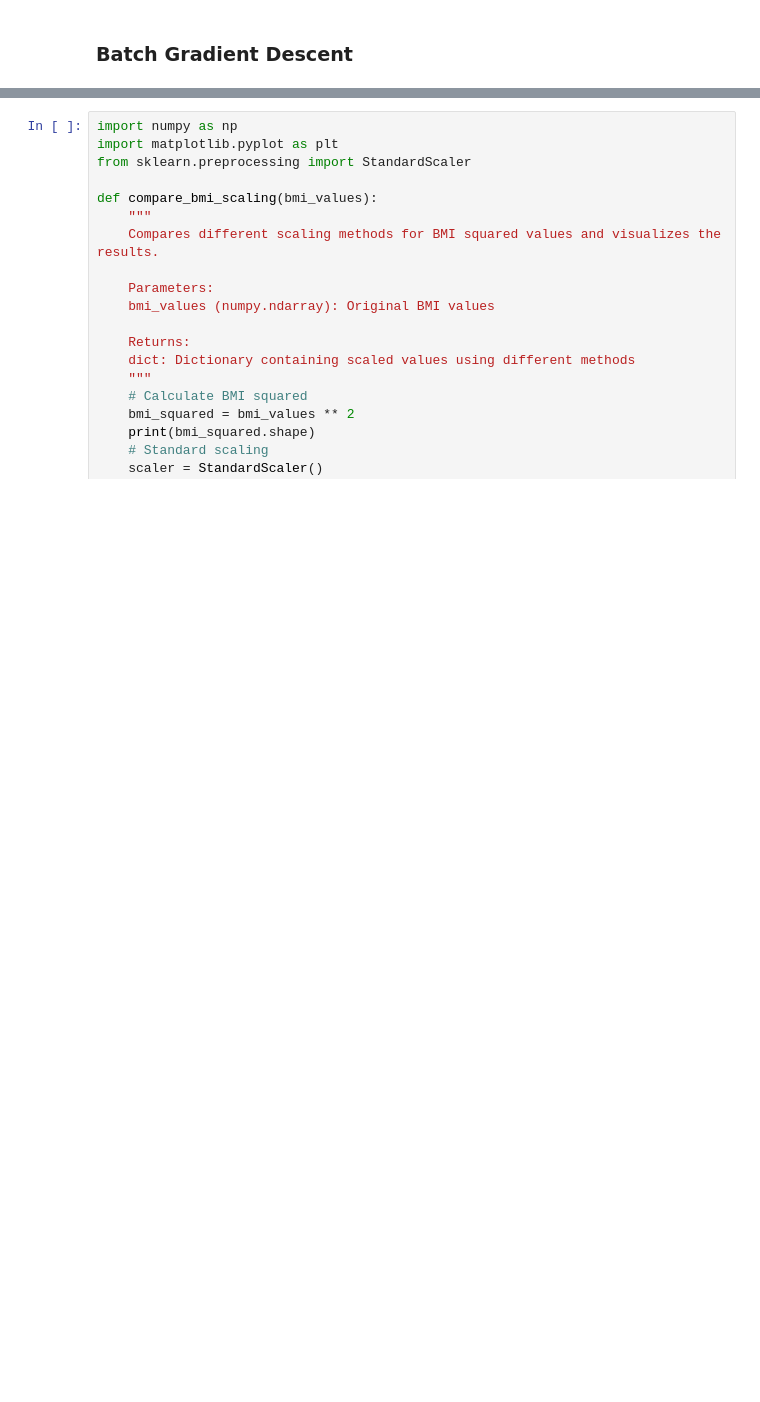
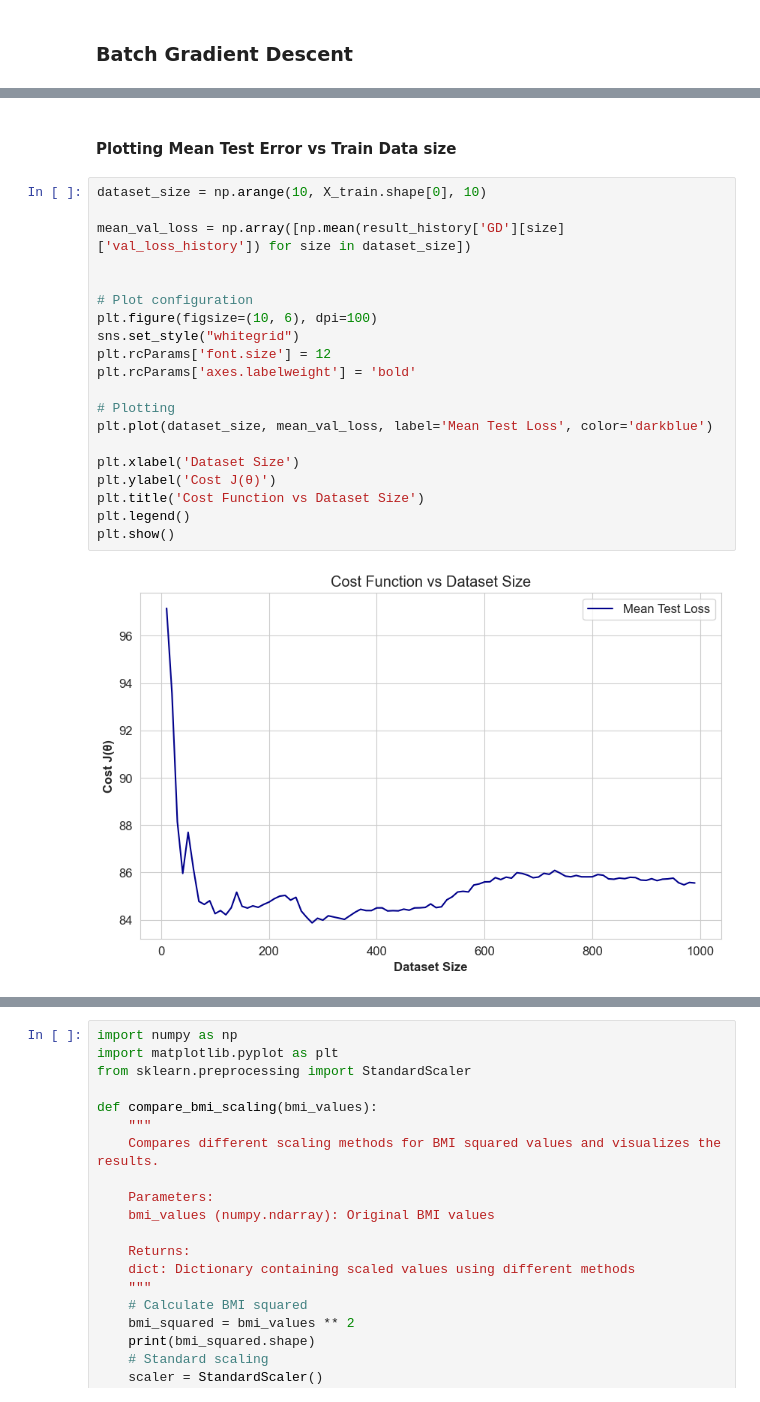
Before and after one commit to AmirAAZ818/ML-Assignments-2024, a Jupyter notebook: Linear Regression/Implementation/Linear_Regression.ipynb, the cells around one changed output, grey strips where cells are left out. Saved outputs shown, nothing was run; the diff lists cells and outputs as text; blank space fills up the shorter version.

```diff
--- a/Linear Regression/Implementation/Linear_Regression.ipynb
+++ b/Linear Regression/Implementation/Linear_Regression.ipynb
@@ -648,0 +700,24 @@ plt.show()
+# %% [markdown]
+#### Plotting Mean Test Error vs Train Data size
+# %%
+dataset_size = np.arange(10, X_train.shape[0], 10)
+
+mean_val_loss = np.array([np.mean(result_history['GD'][size]['val_loss_history']) for size in dataset_size])
+
+
+# Plot configuration
+plt.figure(figsize=(10, 6), dpi=100)
+sns.set_style("whitegrid")
+plt.rcParams['font.size'] = 12
+plt.rcParams['axes.labelweight'] = 'bold'
+
+# Plotting
+plt.plot(dataset_size, mean_val_loss, label='Mean Test Loss', color='darkblue')
+
+plt.xlabel('Dataset Size')
+plt.ylabel('Cost J(θ)')
+plt.title('Cost Function vs Dataset Size')
+plt.legend()
+plt.show()
+# %% [output]
+[figure, added]
```
Also changed, not shown: parts of 16 cells of this notebook, 1 other file.
